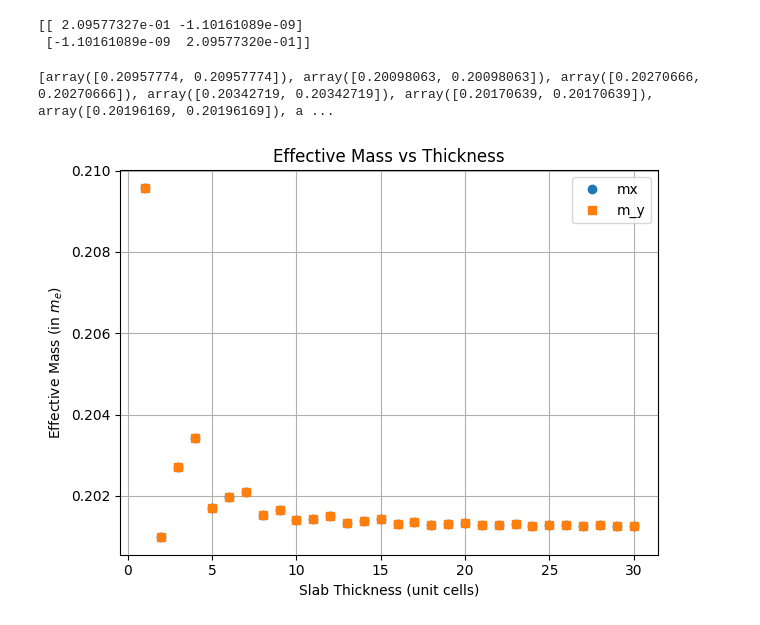
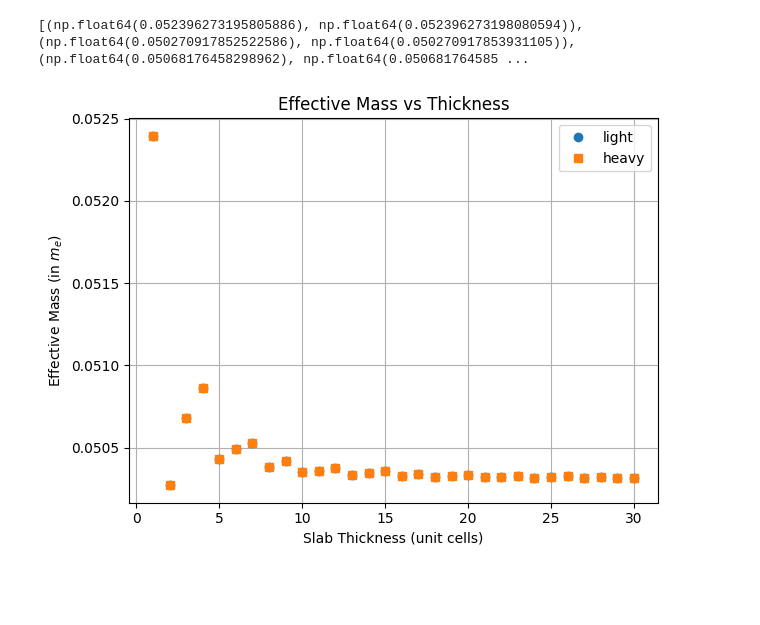
Before and after one commit to nandandiwan/transistorNEGF, a Jupyter notebook: src/tight_binding/effective_mass.ipynb, the cells around one changed output. Drawn from its saved outputs; the diff is of its cells as text; code cells hidden in the pictures; blank space fills up the shorter version.

Commit message:
effective mass changes

```diff
--- a/src/tight_binding/effective_mass.ipynb
+++ b/src/tight_binding/effective_mass.ipynb
@@ -146,37 +157,32 @@ class EffectiveMass(TightBindingHamiltonian):
-# %%
-effectiveMass = EffectiveMass(1)
-m = effectiveMass.calculateEffectiveMass(resolution = 400)
-print(m)
-# %% [output]
-[[ 2.09577327e-01 -1.10161089e-09]
- [-1.10161089e-09  2.09577320e-01]]
+# %%
+effectiveMass = EffectiveMass(2)
+x = effectiveMass.getMinimum(k_frac=np.array([0,0]))
 # %%
 effectiveMassData = [None] * 30
 
 for i in range(1, 31):
     effectiveMass = EffectiveMass(i)
-    m = effectiveMass.calculateEffectiveMass(resolution = 40)
-    prin_m, prin_axes = np.linalg.eigh(m)
-    #print(m)
-    effectiveMassData[i - 1] = prin_m
+    m1,m2 = effectiveMass.calculateEffectiveMass(resolution = 4)
+
+    effectiveMassData[i - 1] = (m1,m2)
 # %%
 import numpy as np
 import matplotlib.pyplot as plt
 print(effectiveMassData)
-mxx = np.array([val[0] for val in effectiveMassData])
-myy = np.array([val[-1] for val in effectiveMassData])
+m1 = np.array([val[0] for val in effectiveMassData])
+m2 = np.array([val[-1] for val in effectiveMassData])
 thickness = np.array([i for i in range (1,31)])
 
 plt.figure()
-plt.plot(thickness, mxx, 'o', label='mx')
-plt.plot(thickness, myy, 's', label='m_y')
+plt.plot(thickness, m1, 'o', label='light')
+plt.plot(thickness, m2, 's', label='heavy')
 plt.xlabel('Slab Thickness (unit cells)')
 plt.ylabel('Effective Mass (in $m_e$)')
 plt.title('Effective Mass vs Thickness')
 plt.legend()
 plt.grid(True)
 plt.tight_layout()
 plt.show()
 # %% [output]
-[array([0.20957774, 0.20957774]), array([0.20098063, 0.20098063]), array([0.20270666, 0.20270666]), array([0.20342719, 0.20342719]), array([0.20170639, 0.20170639]), array([0.20196169, 0.20196169]), a ...
+[(np.float64(0.052396273195805886), np.float64(0.052396273198080594)), (np.float64(0.050270917852522586), np.float64(0.050270917853931105)), (np.float64(0.05068176458298962), np.float64(0.050681764585 ...
-[figure, old version]
+[figure, new version]
```
Also changed, not shown: parts of 1 cell of this notebook, 2 other files.
